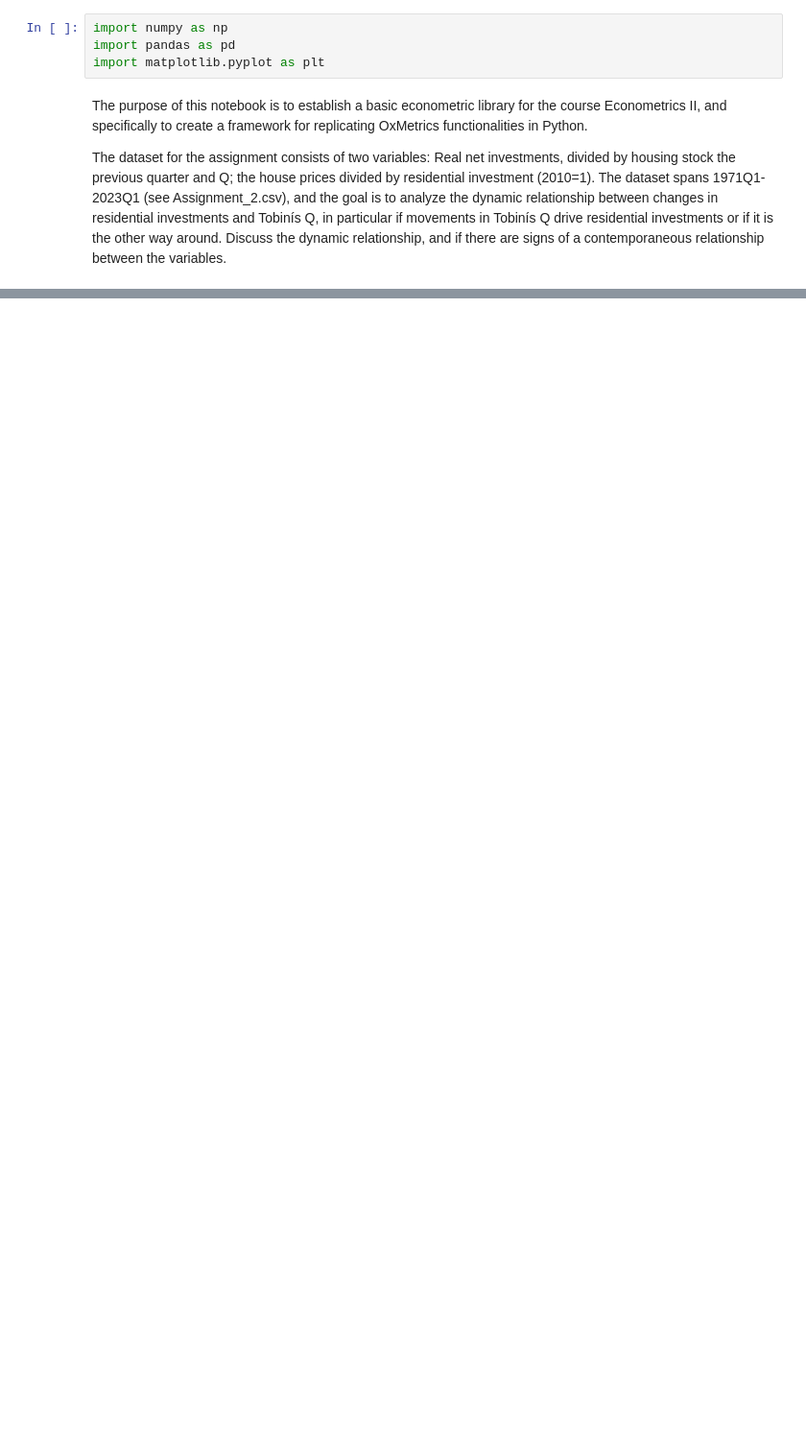
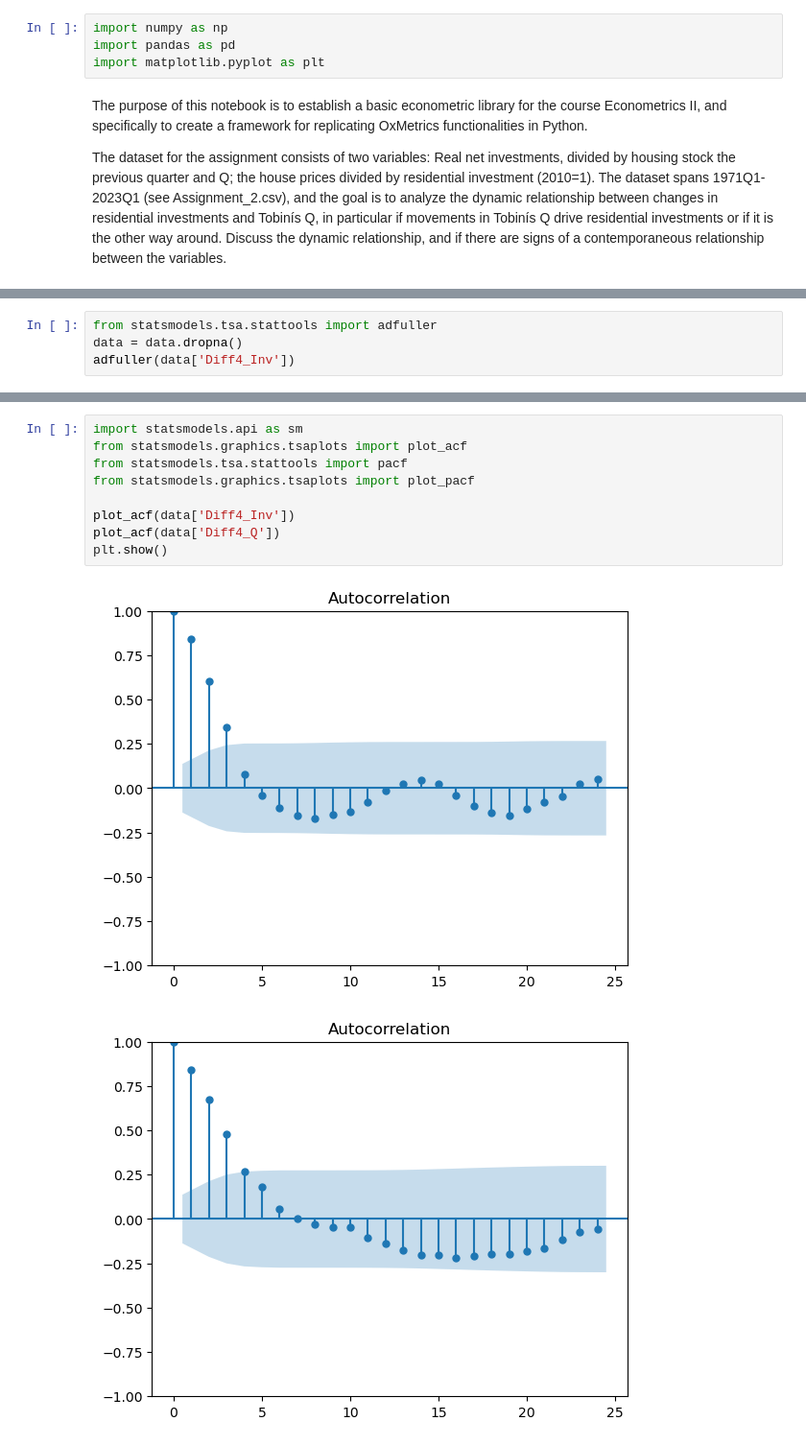
Before and after one commit to VictorFRasmussen/Heston-model, a Jupyter notebook: EconometricsII_assignment2.ipynb, the cells around one changed output, grey strips where cells are left out. Shown: that part at 96% size. Cells and saved outputs as stored; diff of their text form; blank space fills up the shorter version.

```diff
--- a/EconometricsII_assignment2.ipynb
+++ b/EconometricsII_assignment2.ipynb
@@ -14,0 +76,4 @@ EmptyDataError: No columns to parse from file
+# %%
+from statsmodels.tsa.stattools import adfuller
+data = data.dropna()
+adfuller(data['Diff4_Inv'])
@@ -14,0 +104,12 @@ EmptyDataError: No columns to parse from file
+# %%
+import statsmodels.api as sm
+from statsmodels.graphics.tsaplots import plot_acf
+from statsmodels.tsa.stattools import pacf
+from statsmodels.graphics.tsaplots import plot_pacf
+
+plot_acf(data['Diff4_Inv'])
+plot_acf(data['Diff4_Q'])
+plt.show()
+# %% [output]
+[figure, added]
+[figure, added]
```
Also changed, not shown: parts of 12 cells of this notebook.
